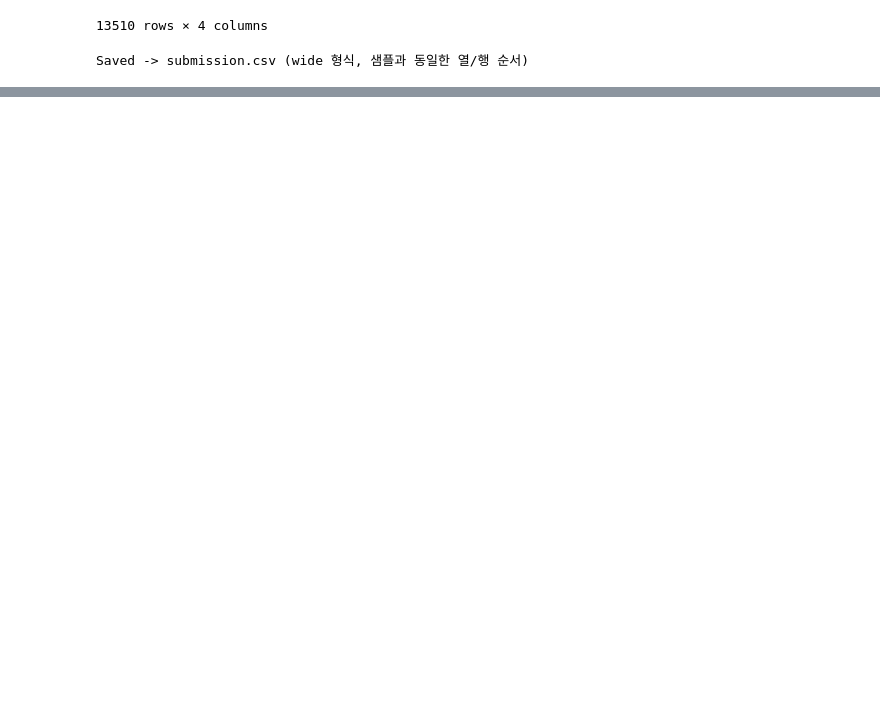
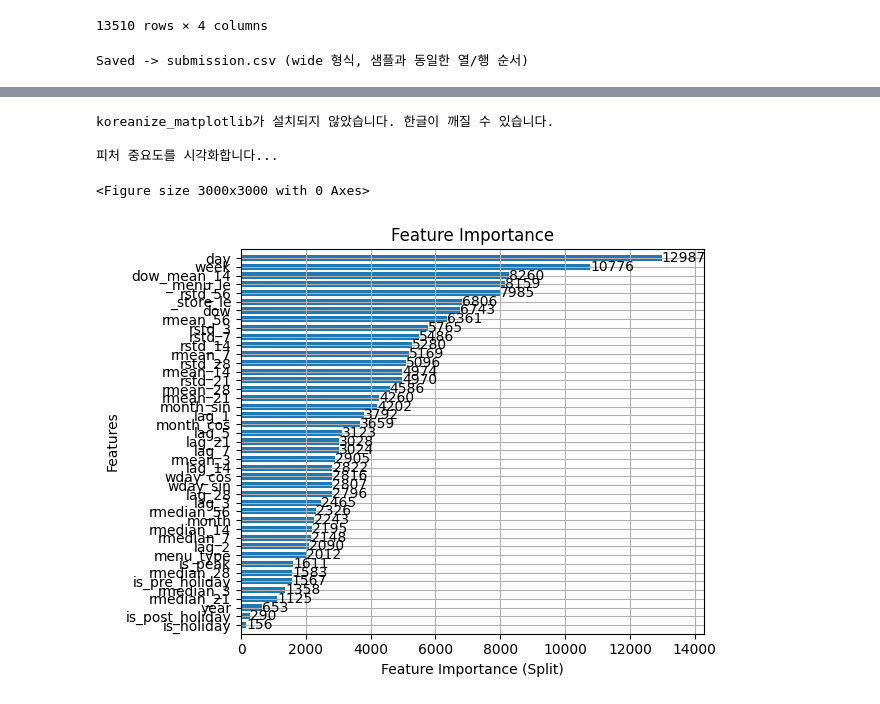
Before and after one commit to b00kkk/LGAimers07_hackerton, a Jupyter notebook: LGAimers7기.ipynb, the cells around one changed output, grey strips where cells are left out. Saved outputs shown, nothing was run; the diff lists cells and outputs as text; code cells hidden in the pictures; blank space fills up the shorter version.

```diff
--- a/LGAimers7기.ipynb
+++ b/LGAimers7기.ipynb
@@ -657,0 +457,33 @@ Saved -> submission.csv (wide 형식, 샘플과 동일한 열/행 순서)
+# %%
+import matplotlib.pyplot as plt
+
+# 폰트가 깨질 경우 대비 (특히 한글 피처명이 있다면)
+# 터미널에서 pip install koreanize-matplotlib 설치 필요
+try:
+    import koreanize_matplotlib
+    print("koreanize_matplotlib 적용 완료")
+except ImportError:
+    print("koreanize_matplotlib가 설치되지 않았습니다. 한글이 깨질 수 있습니다.")
+
+# --------------------------------------------------------------------
+# 이 코드를 model = lgb.train(...) 바로 다음에 추가하세요.
+# --------------------------------------------------------------------
+
+print("\n피처 중요도를 시각화합니다...")
+
+# 그래프 크기 설정
+plt.figure(figsize=(30,30))
+
+# LightGBM 내장 함수를 이용한 피처 중요도 시각화
+# top 30개 피처만 표시
+lgb.plot_importance(model, height=0.7,
+                    title='Feature Importance', xlabel='Feature Importance (Split)', ylabel='Features')
+
+plt.tight_layout() # 그래프 레이아웃 최적화
+plt.show() # 그래프 출력
+# %% [output]
+koreanize_matplotlib가 설치되지 않았습니다. 한글이 깨질 수 있습니다.
+
+피처 중요도를 시각화합니다...
+<Figure size 3000x3000 with 0 Axes>
+[figure, added]
```
Also changed, not shown: parts of 7 cells of this notebook.
